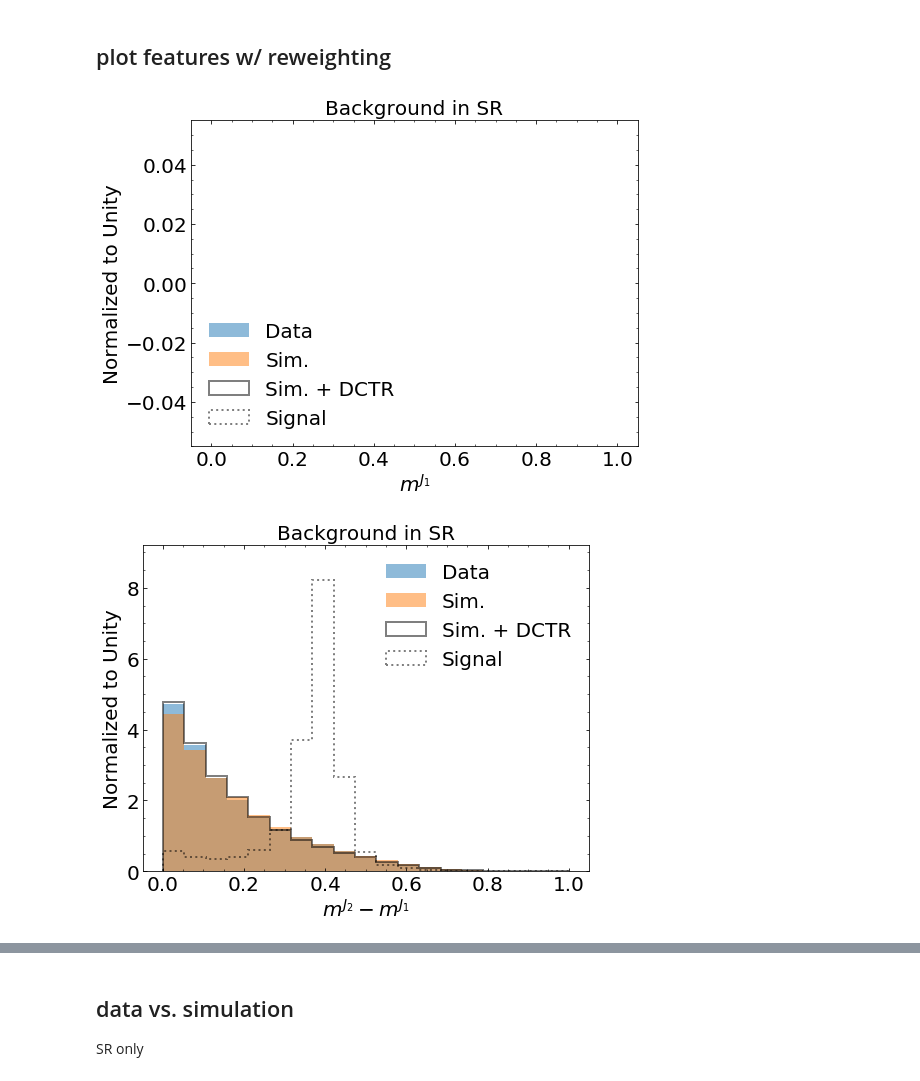
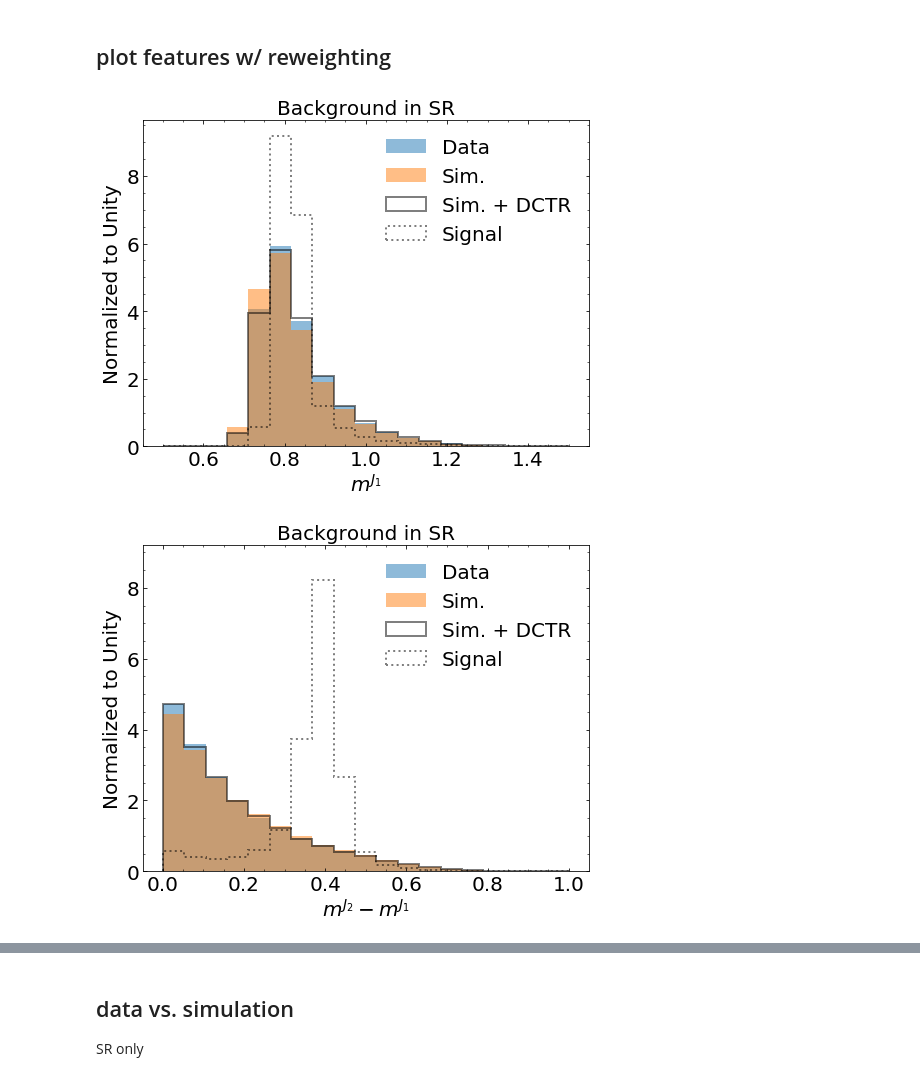
Before and after one commit to bnachman/DCTRHunting, a Jupyter notebook: CWoLaSimulationAssistedDecorrelationCorrelated_deltaMjPlus.ipynb, the cells around one changed output, grey strips where cells are left out. Cells and saved outputs as stored; diff of their text form; code cells hidden in the pictures.

Commit message:
add alpha=.2 case

```diff
--- a/CWoLaSimulationAssistedDecorrelationCorrelated_deltaMjPlus.ipynb
+++ b/CWoLaSimulationAssistedDecorrelationCorrelated_deltaMjPlus.ipynb
@@ -30,7 +30,7 @@ features_sig=pd.read_hdf("/data0/users/bpnachman/anomaly/events_anomalydetection
 features_bg=pd.read_hdf("/data0/users/bpnachman/anomaly/events_anomalydetection_DelphesPythia8_v2_qcd_features.h5")
 features_bg2=pd.read_hdf("/data0/users/bpnachman/anomaly/events_anomalydetection_DelphesHerwig_qcd_features.h5")
 # %%
-alpha = 0.4
+alpha = 0.2
 
 def load_data(input_frame):
     dataset = input_frame[["mj1","tau1j1","tau2j1","mj2","tau1j2","tau2j2"]]
@@ -338,34 +338,34 @@ w = W_SALAD_sr_train
 
 for i in range(1,5):
     fig = plt.figure(figsize=(8, 6))
     gs = gridspec.GridSpec(1, 1, height_ratios=[1])
     ax0 = plt.subplot(gs[0])
     ax0.yaxis.set_ticks_position('both')
     ax0.xaxis.set_ticks_position('both')
     ax0.tick_params(direction="in",which="both")
     ax0.minorticks_on()
     plt.xticks(fontsize=20)
     plt.yticks(fontsize=20)
 
     plt.xlabel(column_labels[i],fontsize=20)
     plt.ylabel("Normalized to Unity",fontsize=20)
     plt.title("Background in SR",fontsize=20)
-    if i == 0: bins = np.linspace(1, 2, 20)
-    elif i == 2 or i == 1:
+    if i == 1: bins = np.linspace(.5, 1.5, 20)
+    elif i == 2:
         bins = np.linspace(0, 1., 20)
     else:
         bins = np.linspace(0, 1, 20)
     if (i==4): plt.ylim([0,4.])
     if (i==2): plt.ylim([0,9.2])
     if (i==3): plt.ylim([0,4])
 
     plt.hist(x[y == 1][:,i],bins=bins,alpha=0.5,density=True,label="Data")
     plt.hist(x[y == 0][:,i],bins=bins,alpha=0.5,density=True,label="Sim.")
     plt.hist(x[y == 0][:,i],bins=bins,alpha=0.5,weights=w[y==0],density=True,histtype="step",color="black",label="Sim. + DCTR",linewidth=2)
     plt.hist(sig[:,i],bins=bins,alpha=0.5,density=True,label="Signal",histtype="step",color="black",ls=":",linewidth=2)
     plt.legend(frameon=False,fontsize=20)
 #     if (i==2): plt.legend(frameon=False,fontsize=20,loc="upper left")
     plt.savefig('plots/lhco/features'+str(i)+'_deltamjPlus.pdf',bbox_inches='tight')
 # %% [output]
-[figure, old version]
+[figure, new version]
-[figure, old version]
+[figure, new version]
```
Also changed, not shown: parts of 6 cells of this notebook, 11 other files.
